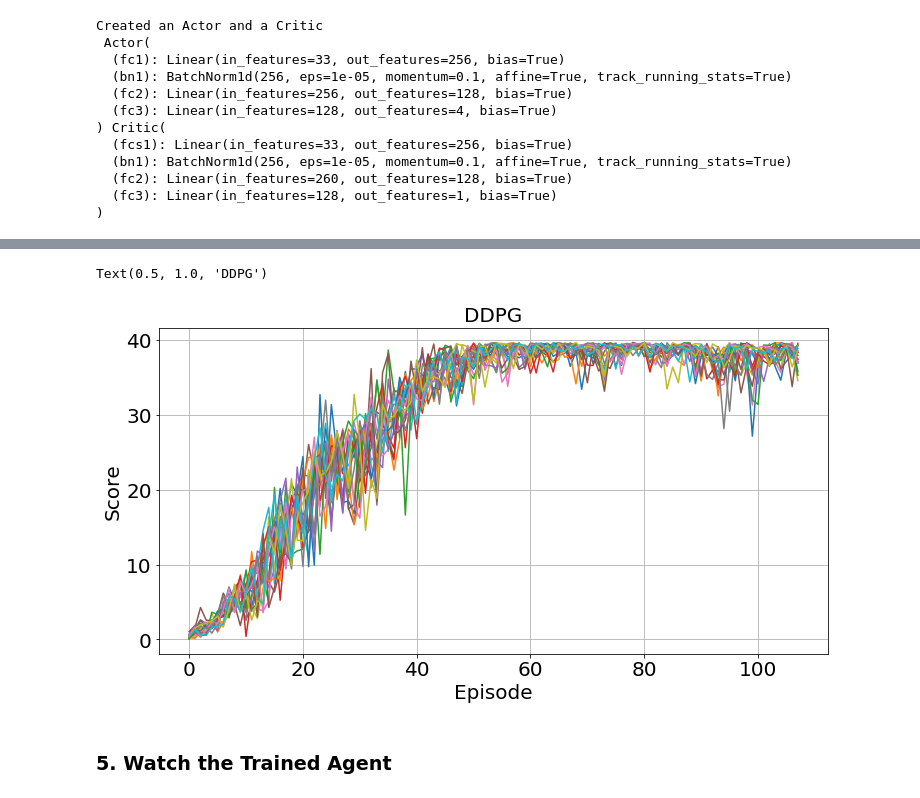
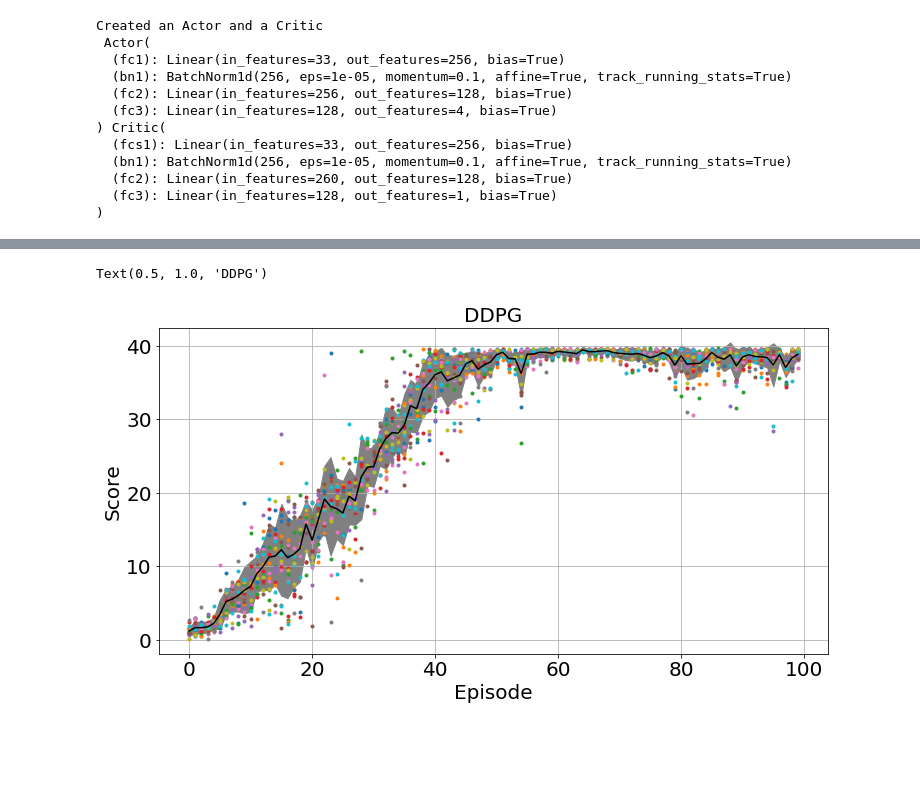
Before and after one commit to eayvali/DeepRL, a Jupyter notebook: DDPG Continuous Control/main_reacher.ipynb, the cells around one changed output, grey strips where cells are left out. Drawn from its saved outputs; the diff is of its cells as text; code cells hidden in the pictures; blank space fills up the shorter version.

Commit message:
Update main_reacher.ipynb
Added score plot

```diff
--- a/DDPG Continuous Control/main_reacher.ipynb
+++ b/DDPG Continuous Control/main_reacher.ipynb
@@ -241,28 +218,28 @@ env.close()
 np.save('DDPG_scores.npy', np.array(scores))
 # %%
 import matplotlib.pyplot as plt
-#Plot Score
-means = []
+import numpy as np
+
+scores = np.load('DDPG_scores.npy')
 scores=np.asarray(scores)
-for i in range(100,scores.shape[0]):
-    means.append((i,np.mean(scores[i-100:i])))
-means = np.array(means)
+means = np.mean(scores,axis=1)
+std  = np.std(scores,axis=1)
+
 plt.figure(figsize=(12,6))
 plt.rc('font', size=20)          # controls default text sizes
 plt.rc('axes', titlesize=20)     # fontsize of the axes title
 plt.rc('axes', labelsize=20)    # fontsize of the x and y labels
 plt.rc('xtick', labelsize=20)    # fontsize of the tick labels
 plt.rc('ytick', labelsize=20)    # fontsize of the tick labels
 plt.rc('legend', fontsize=20)    # legend fontsize
 plt.rc('figure', titlesize=20)  # fontsize of the figure title
-plt.plot(scores)
-# plt.plot(means[:,0],means[:,1],'r')
+plt.plot(scores,'.')
+plt.plot(means,'k-')
+plt.fill_between(range(len(means)), means-std, means+std, color='gray')
 plt.grid()
 plt.xlabel('Episode')
 plt.ylabel('Score')
 plt.title('DDPG')
 # %% [output]
 Text(0.5, 1.0, 'DDPG')
-[figure, old version]
+[figure, new version]
-# %% [markdown]
-### 5. Watch the Trained Agent
```
Also changed, not shown: parts of 3 cells of this notebook.
